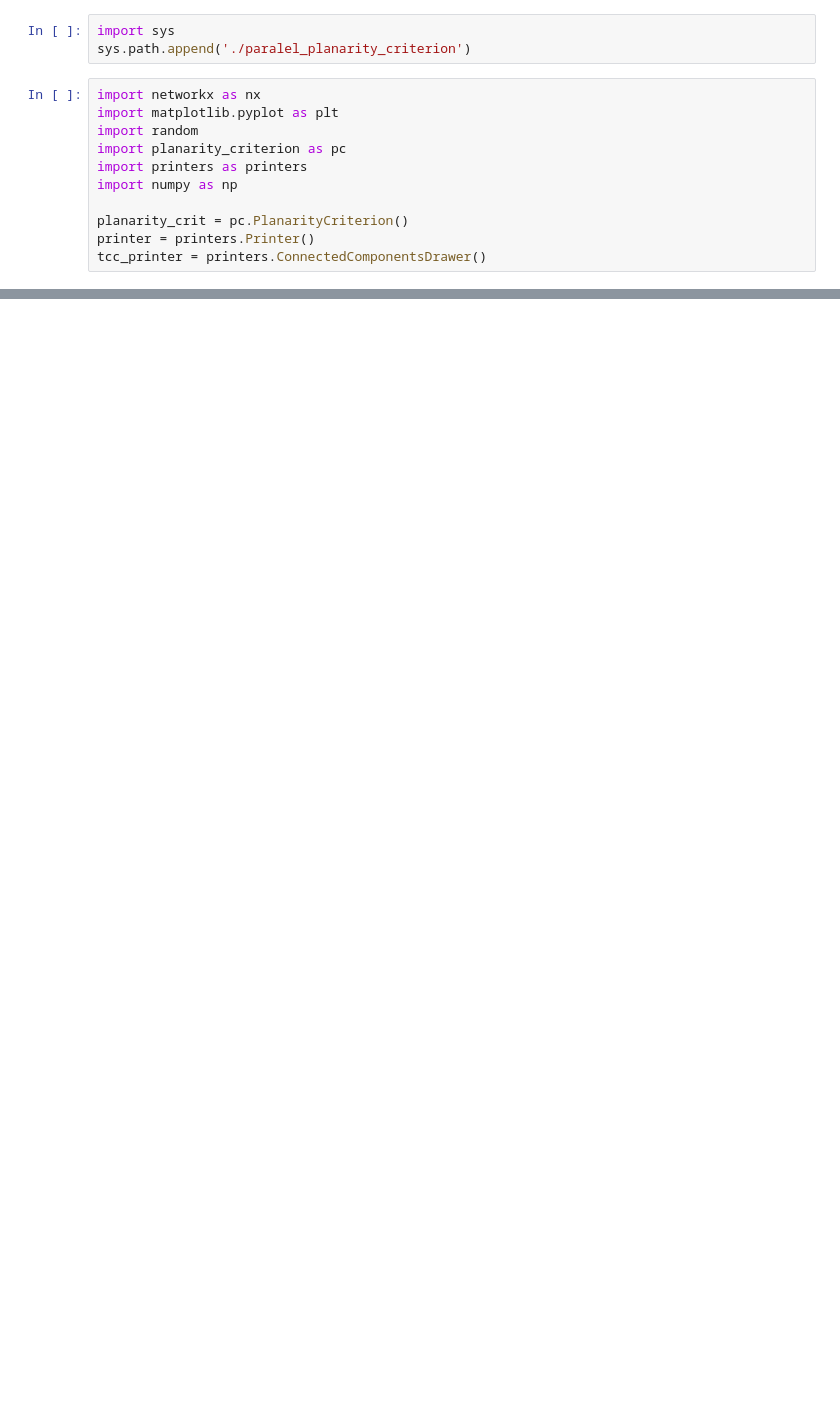
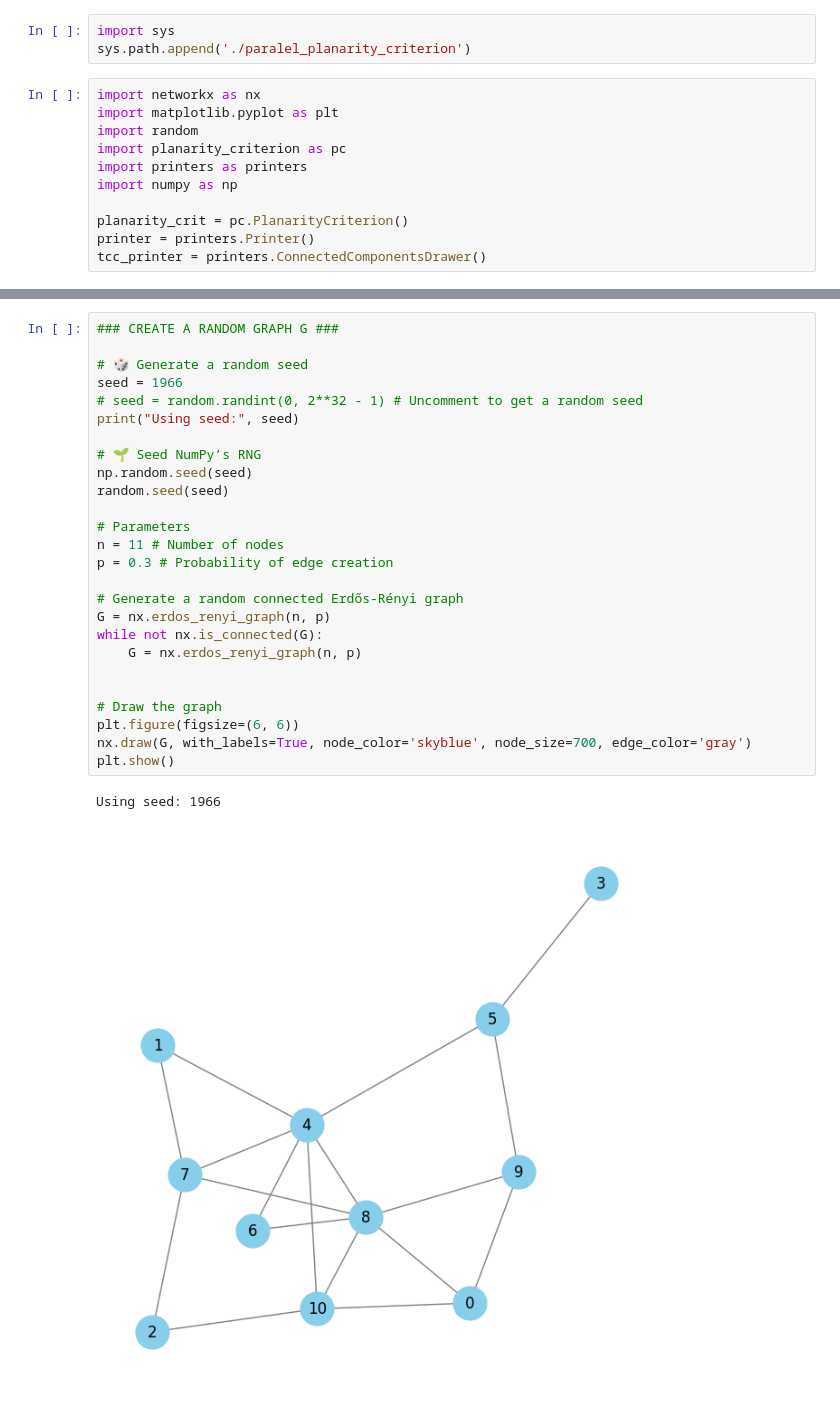
Before and after one commit to carraso7/TFG_code, a Jupyter notebook: example_planarity_stepByStep.ipynb, the cells around one changed output, grey strips where cells are left out. Saved outputs shown, nothing was run; the diff lists cells and outputs as text; blank space fills up the shorter version.

```diff
--- a/example_planarity_stepByStep.ipynb
+++ b/example_planarity_stepByStep.ipynb
@@ -133,0 +140,29 @@ TypeError: object of type 'NoneType' has no len()
+# %%
+### CREATE A RANDOM GRAPH G ###
+
+# 🎲 Generate a random seed
+seed = 1966
+# seed = random.randint(0, 2**32 - 1) # Uncomment to get a random seed
+print("Using seed:", seed)
+
+# 🌱 Seed NumPy’s RNG
+np.random.seed(seed)
+random.seed(seed)
+
+# Parameters
+n = 11 # Number of nodes
+p = 0.3 # Probability of edge creation
+
+# Generate a random connected Erdős-Rényi graph
+G = nx.erdos_renyi_graph(n, p)
+while not nx.is_connected(G):
+    G = nx.erdos_renyi_graph(n, p)
+
+
+# Draw the graph
+plt.figure(figsize=(6, 6))
+nx.draw(G, with_labels=True, node_color='skyblue', node_size=700, edge_color='gray')
+plt.show()
+# %% [output]
+Using seed: 1966
+[figure, new version]
```
Also changed, not shown: parts of 10 cells of this notebook, 1 other file.
